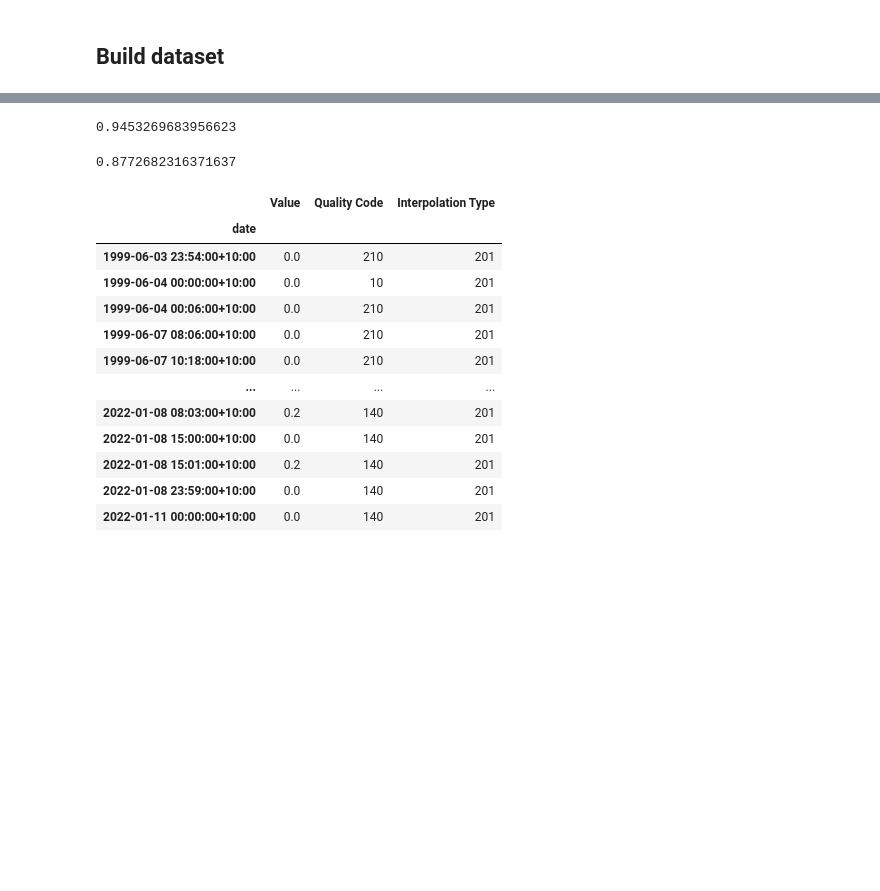
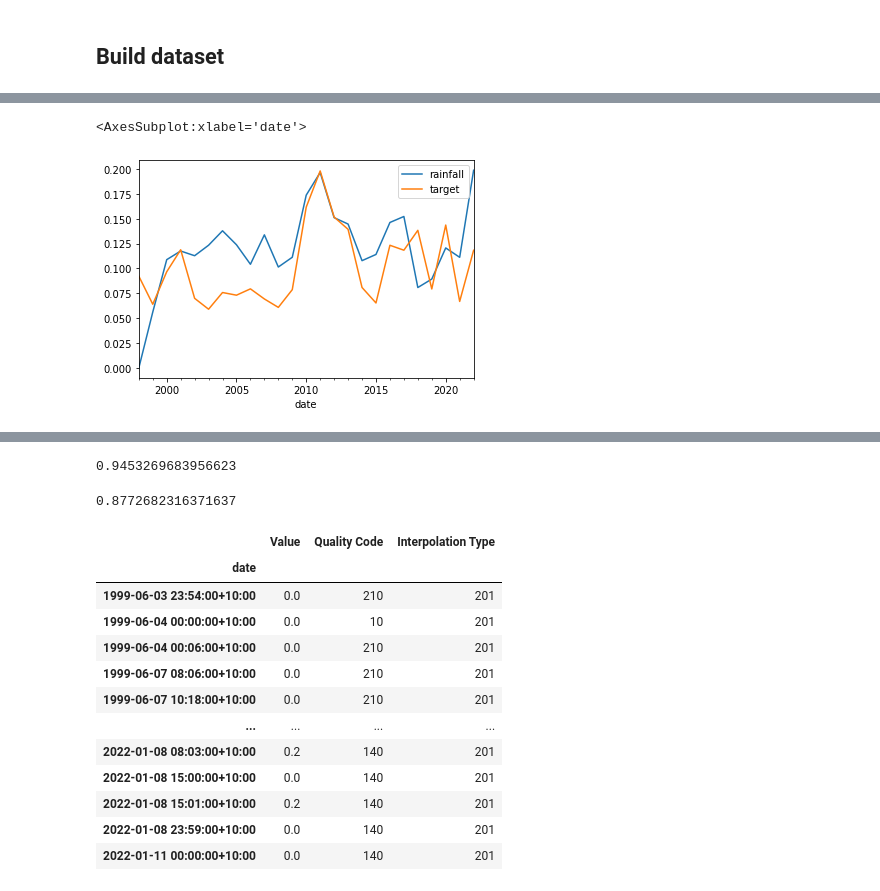
Before and after one commit to SjoerdGn/str-flow-pred-and-control, a Jupyter notebook: data_exploration/first_predictions_stony_creek.ipynb, the cells around one changed output, grey strips where cells are left out. Cells and saved outputs as stored; diff of their text form; code cells hidden in the pictures; blank space fills up the shorter version.

```diff
--- a/data_exploration/first_predictions_stony_creek.ipynb
+++ b/data_exploration/first_predictions_stony_creek.ipynb
@@ -37,0 +18,41 @@ data
+# %%
+data = discharge[['Value']].copy().rename(columns={'Value':'discharge'})
+data = data.resample('30min').mean()
+data['rainfall'] = rainfall['Value'].resample('30min').mean()
+
+data['rainfall'] = data['rainfall'].bfill(limit=2)
+data['rainfall'] = data['rainfall'].fillna(0)
+
+data['rainfall_pred_0'] = data['rainfall'].shift(-2)
+# data['rainfall_pred_1'] = data['rainfall'].shift(-3)
+# data['rainfall_pred_2'] = data['rainfall'].shift(-4)
+
+data['discharge'] = data['discharge'].interpolate()
+
+
+data['level'] = level['Value'].resample('30min').mean()
+data['level'] = data['discharge'].interpolate()
+data['level_diff'] = data['level'].diff()
+data['level_diff_2'] = data['level'].diff(2)
+
+DAYS_IN_YEAR = 365.25
+norm_index = 2 * np.pi * data.index.dayofyear / DAYS_IN_YEAR
+data['sin_day'] = np.sin(norm_index)
+data['cos_day'] = np.cos(norm_index)
+for i in [3,9,20]:
+    for column in ['discharge', 'rainfall']:
+        data[f'{column}_rolling_{i}'] = data[column].rolling(i).mean()
+data['target'] = data['discharge'].shift(-4)
+
+data = data.dropna()
+
+
+
+data_train = data.loc[:"2016"]
+
+data_valid = data.loc["2017":"2019"]
+data_test = data.loc["2020":]
+X_train = data_train.drop(columns="target")
+y_train = data_train['target']
+X_valid = data_valid.drop(columns="target")
+y_valid = data_valid["target"]
@@ -37,0 +120,5 @@ data
+# %%
+data[['rainfall','target']].resample('y').mean().plot()
+# %% [output]
+<AxesSubplot:xlabel='date'>
+[figure, added]
```
Also changed, not shown: parts of 14 cells of this notebook.
